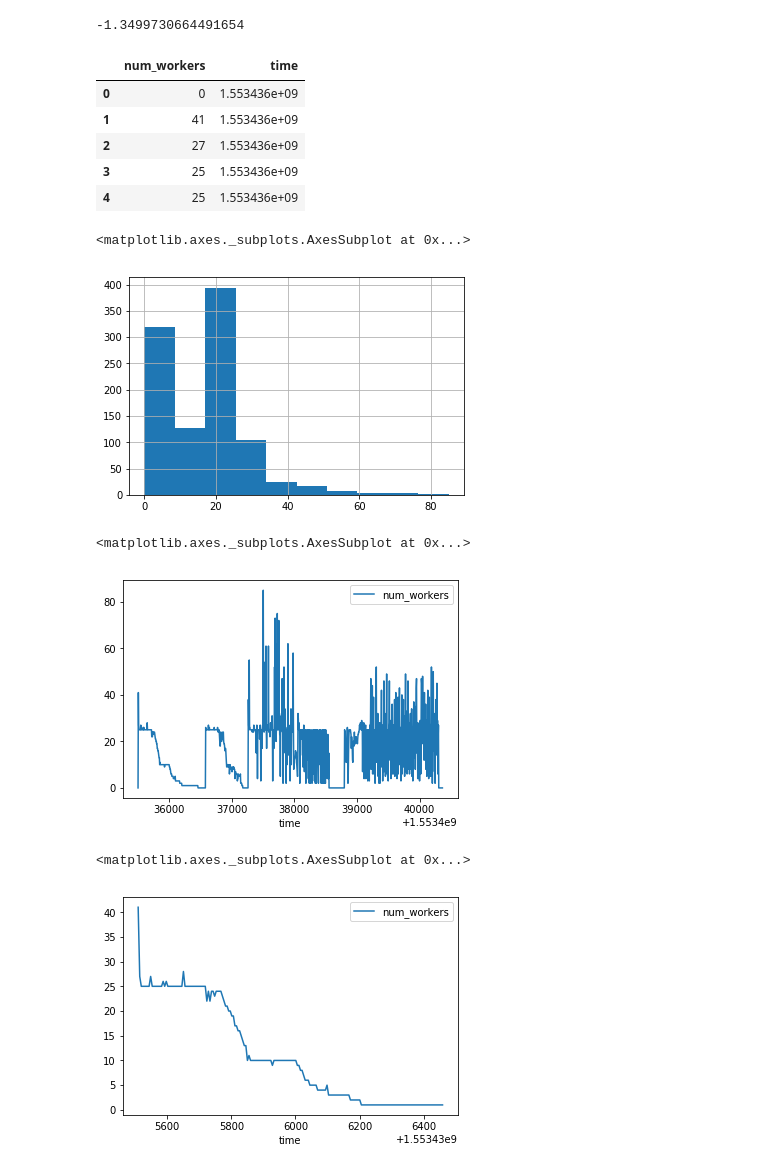
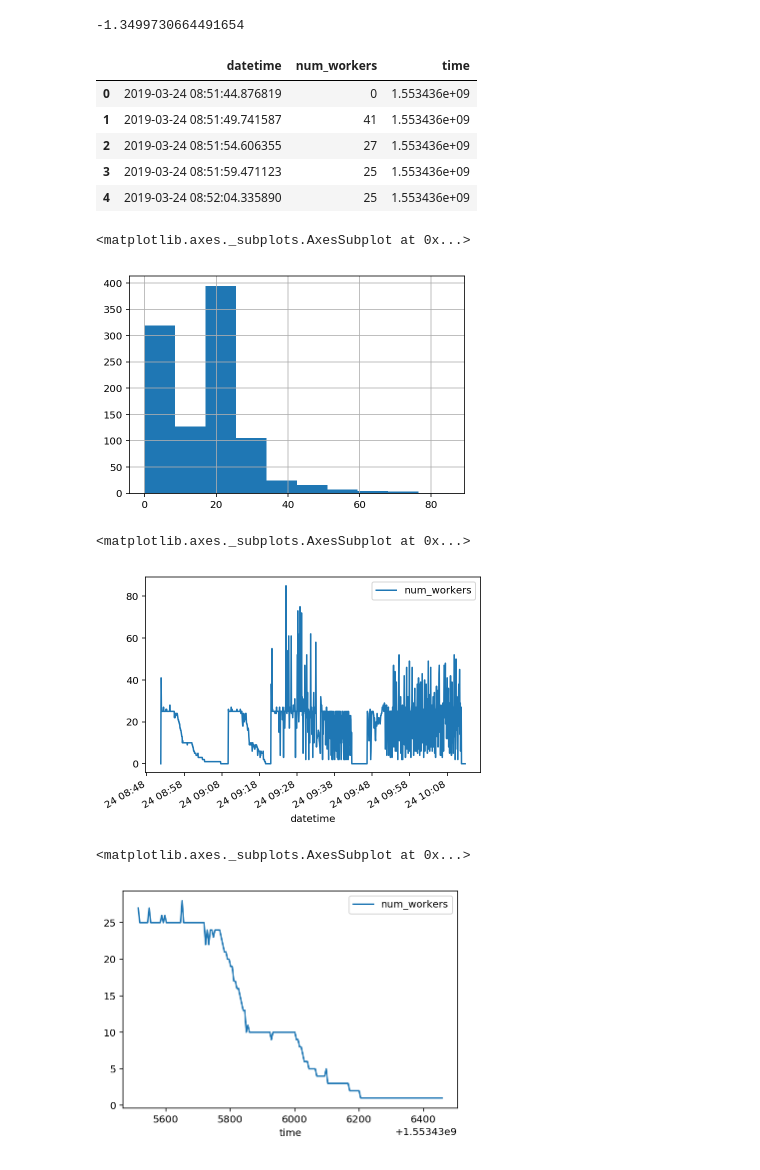
Before and after one commit to stsievert/dask-hyperband-comparison, a Jupyter notebook: Cluster-activity.ipynb, the cells around one changed output. Saved outputs shown, nothing was run; the diff lists cells and outputs as text; code cells hidden in the pictures.

```diff
--- a/Cluster-activity.ipynb
+++ b/Cluster-activity.ipynb
@@ -1,7 +1,8 @@
 # %%
 import pandas as pd
 # %%
-df = pd.read_msgpack("times.msgpack")
+DIR = "out/2019-03-24/"
+df = pd.read_msgpack(DIR + "times.msgpack")
 # %%
 df.head()
 # %% [output]
@@ -86,39 +111,41 @@ num_workers_busy(1553435504.9068828, df)
 -1.3499730664491654
 # %%
 import numpy as np
+import datetime
+
 times = np.linspace(df.start.min(), df.stop.max(), num=1000)
-num_workers = [{"time": t, "num_workers": num_workers_busy(t, df)}
+num_workers = [{"time": t, "num_workers": num_workers_busy(t, df), "datetime": datetime.datetime.fromtimestamp(t)}
                for t in times]
 # %%
 d = pd.DataFrame(num_workers)
 d.head()
 # %% [output]
-|  | num_workers | time |
-| 0 | 0 | 1.553436e+09 |
-| 1 | 41 | 1.553436e+09 |
-| 2 | 27 | 1.553436e+09 |
-| 3 | 25 | 1.553436e+09 |
-| 4 | 25 | 1.553436e+09 |
+|  | datetime | num_workers | time |
+| 0 | 2019-03-24 08:51:44.876819 | 0 | 1.553436e+09 |
+| 1 | 2019-03-24 08:51:49.741587 | 41 | 1.553436e+09 |
+| 2 | 2019-03-24 08:51:54.606355 | 27 | 1.553436e+09 |
+| 3 | 2019-03-24 08:51:59.471123 | 25 | 1.553436e+09 |
+| 4 | 2019-03-24 08:52:04.335890 | 25 | 1.553436e+09 |
 # %%
 d.num_workers.hist()
 # %% [output]
 <matplotlib.axes._subplots.AxesSubplot at 0x...>
-[figure, old version]
+[figure, new version]
 # %%
-d.plot(x="time", y="num_workers")
+d.plot(x="datetime", y="num_workers")
 # %% [output]
 <matplotlib.axes._subplots.AxesSubplot at 0x...>
-[figure, old version]
+[figure, new version]
 # %%
 zero = 1.5534e9
 start = 35200
 end = 36500
-hyperband = d[(zero + start < d.time) & (d.time < zero + end) & (d.num_workers > 0)].copy()
+hyperband = d[(zero + start < d.time) & (d.time < zero + end) & (d.num_workers > 0) & (df.num_workers < 40)].copy()
 # hyperband.head()
 hyperband.plot(x="time", y="num_workers")
 # %% [output]
 <matplotlib.axes._subplots.AxesSubplot at 0x...>
-[figure, old version]
+[figure, new version]
 # %%
 zero = 1.5534e9
 start = 36500
```
Also changed, not shown: parts of 12 cells of this notebook, 11 other files.
